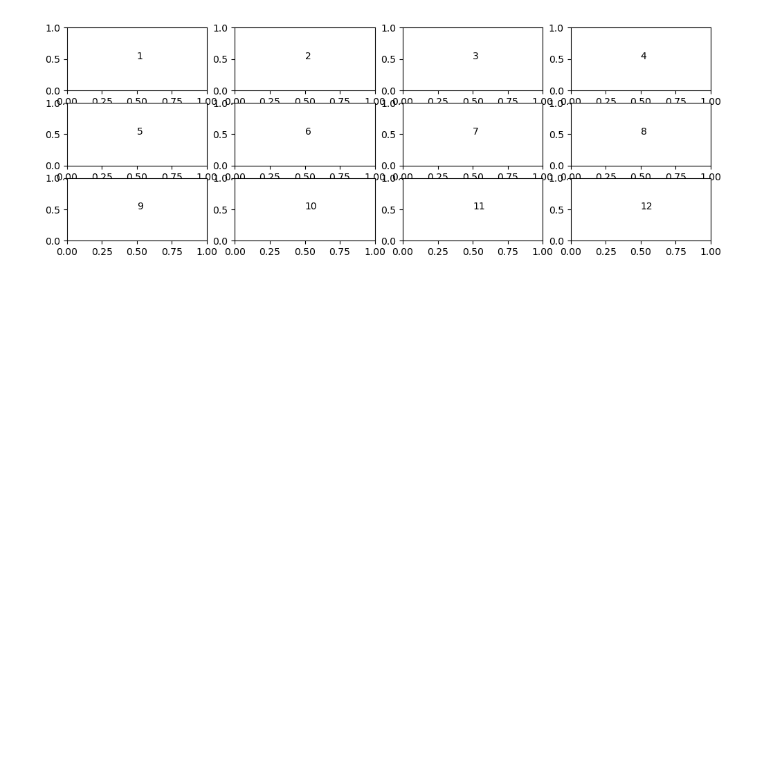
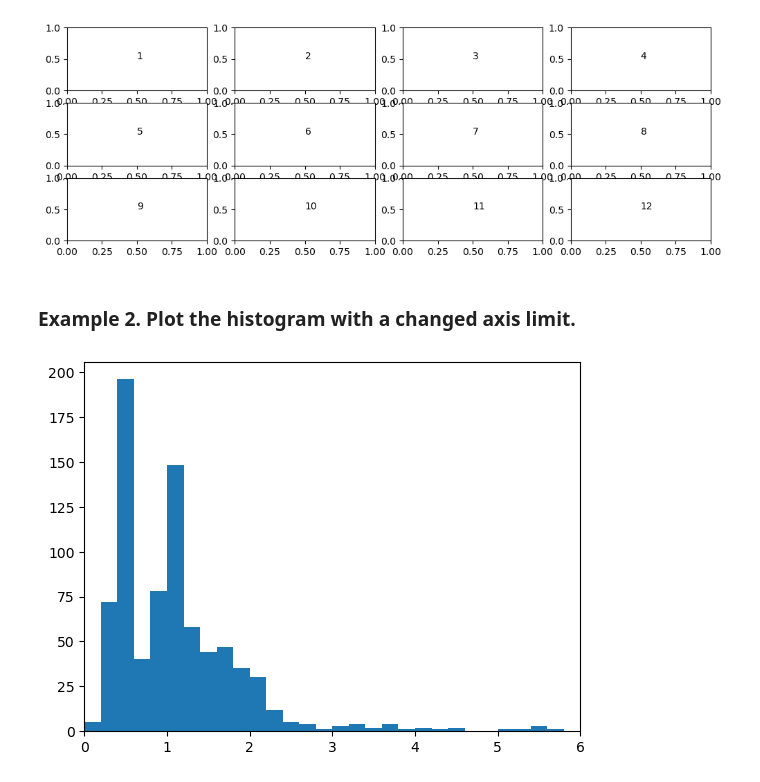
Before and after one commit to hibahdesu/AI-Programming-with-Python-NanoDegree, a Jupyter notebook: Matplotlib and Seaborn/Bar Charts/pokemon/pokemon.ipynb, the cells around one changed output. Drawn from its saved outputs; the diff is of its cells as text; code cells hidden in the pictures; blank space fills up the shorter version.

```diff
--- a/Matplotlib and Seaborn/Bar Charts/pokemon/pokemon.ipynb
+++ b/Matplotlib and Seaborn/Bar Charts/pokemon/pokemon.ipynb
@@ -449,3 +449,16 @@ for i in range(12):
     plt.text(0.5, 0.5, i+1) # print conventional subplot index number to middle of Axes
 # %% [output]
 [figure]
+# %% [markdown]
+### Example 2. Plot the histogram with a changed axis limit.
+# %%
+# Get the ticks for bins between [0-15], at an interval of 0.5
+bins = np.arange(0, pokemon['height'].max()+0.2, 0.2)
+plt.hist(data=pokemon, x='height', bins=bins);
+
+# Set the upper and lower bounds of the bins that are displayed in the plot
+# Refer here for more information - https://matplotlib.org/3.1.1/api/_as_gen/matplotlib.pyplot.xlim.html
+# The argument represent a tuple of the new x-axis limits.
+plt.xlim((0,6));
+# %% [output]
+[figure, added]
```
Also changed, not shown: parts of 11 cells of this notebook.
